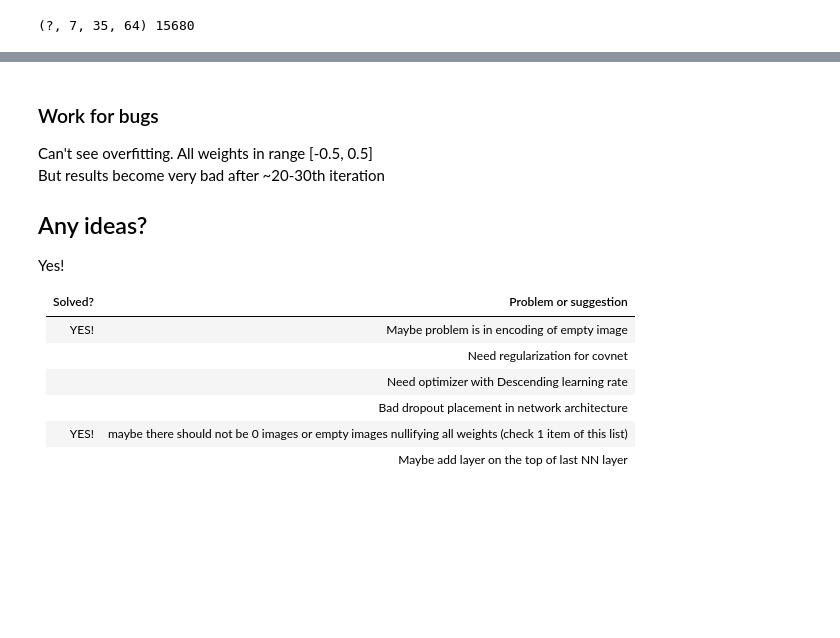
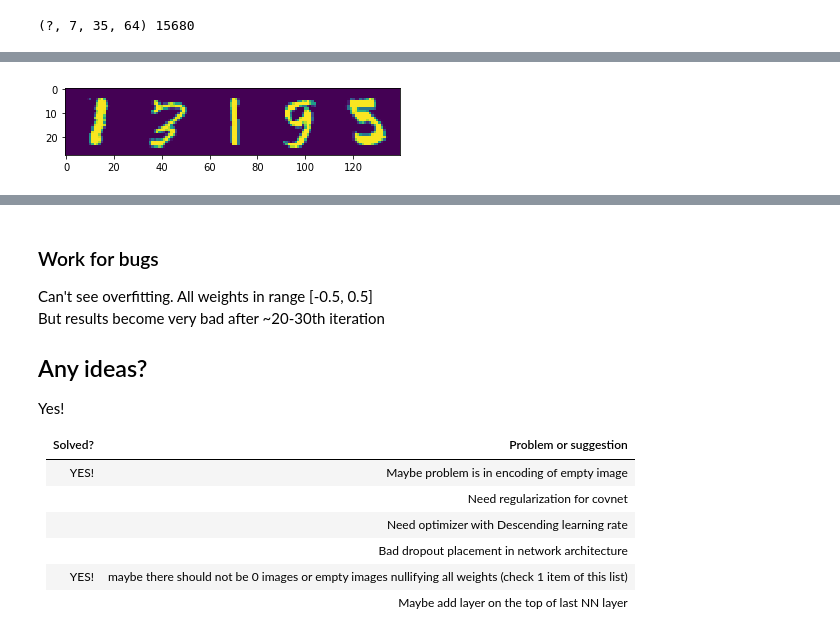
Before and after one commit to LetsPlayNow/Udacity730-SVHM-recognition, a Jupyter notebook: Final Assignment.ipynb, the cells around one changed output, grey strips where cells are left out. Saved outputs shown, nothing was run; the diff lists cells and outputs as text; code cells hidden in the pictures; blank space fills up the shorter version.

```diff
--- a/Final Assignment.ipynb
+++ b/Final Assignment.ipynb
@@ -376,3 +455,4 @@ def max_pool2x2(x):
 # %%
 digits_per_image = 5
 num_classes = 11
+num_classifiers = digits_per_image
@@ -486,14 +519,23 @@ with graph.as_default():
 # %% [output]
 (?, 7, 35, 64) 15680
 # %%
-num_steps = 500
+num_steps = 2000
 bg = BatchGenerator(digits_per_image)
 batch_size = 64
 training_approach = "use summary loss"
 validation_size = 300 # todo choose it right
+test_size = 300
+print_size = 10
 
 with tf.Session(graph=graph) as session:
     session.run(tf.global_variables_initializer())
+
+    # Arrays to train all in one session
+    train_steps = [c.train_step for c in top_classifiers]
+    losses = [c.loss for c in digits_classifiers]
+    accuracies = [c.accuracy for c in digits_classifiers]
+    tensors_to_run = None
+
     for i in range(num_steps):
         images, labels, empties_counts = bg.next(batch_size)
         feed_dict = {
@@ -505,18 +547,16 @@ with tf.Session(graph=graph) as session:
 
         # Training
         if training_approach == "use summary loss":
-            session.run([summary_train_step], feed_dict=feed_dict)
-        else:
-            for j in range(digits_per_image):
-                session.run([digits_classifiers[j].train(image_embeds, ys[j])], feed_dict = feed_dict)
-            session.run([digits_count_classifier.train(image_embeds, y_cnt)], feed_dict = feed_dict)
+            session.run(summary_train_step, feed_dict=feed_dict)
+        elif training_approach == "train separately":
+            session.run(train_steps, feed_dict=feed_dict)
 
         if i % 10 == 0:
             print(f'step {i}')
 
         # Validation
-        if i % 50 == 0:
-            images, labels, empties_counts = bg.next(validation_size)
+        if i % 1000 == 0:
+            images, labels, empties_counts = bg.next(validation_size, aim='validation')
             feed_dict = {
                 x: images,
                 ys: labels,
@@ -524,15 +564,60 @@ with tf.Session(graph=graph) as session:
                 keep_prob: 1.0
             }
 
-            l = session.run([average_loss], feed_dict = feed_dict)
-            print(f"Average loss: {l}")
+            if tensors_to_run is None:
+                tensors_to_run = [losses, accuracies, count_classifier.loss, average_loss]
 
-            for j in range(classifiers_count):
-                l = session.run(losses[j], feed_dict = feed_dict)
-                accuracy = session.run([digits_classifiers[j].accuracy(image_embeds, ys[j])], feed_dict = feed_dict)
-                print(f"{j}th classifier: [accuracy: {accuracy}, loss: {l}]")
+            cls_l, cls_a, cnt_cls_l, a_l = session.run(tensors_to_run, feed_dict=feed_dict)
+            print(f"Average loss {a_l}")
+            for j in range(num_classifiers):
+                print(f"{j}th digit classifier: [accuracy: {cls_a[j]}, loss: {cls_l[j]}]")
+            print(f"Count classifier loss: {cnt_cls_l}")
 
-            l = session.run([digits_count_classifier.loss(image_embeds, y_cnt)], feed_dict = feed_dict)
-            print(f"Digits count classifier loss: {l}")
+    # we can also continue session later
+    # https://stackoverflow.com/questions/41037650/how-to-restore-session-in-tensorflow
+    # https://www.tensorflow.org/versions/r0.12/api_docs/python/client/session_management
+    # test
+    print(f'Test for {test_size} images')
+    images, labels, digits_count = bg.next(test_size, aim='test')
+    feed_dict = {
+        x: images,
+        ys: labels,
+        y_cnt: digits_count,
+        keep_prob: 1.0
+    }
+
+    # Accuracy
+    if tensors_to_run is None:
+        tensors_to_run = [losses, accuracies, count_classifier.loss, average_loss]
+
+    cls_l, cls_a, cnt_cls_l, a_l = session.run(tensors_to_run, feed_dict=feed_dict)
+    print(f"Average loss {a_l}")
+    for j in range(num_classifiers):
+        print(f"{j}th digit classifier: [accuracy: {cls_a[j]}, loss: {cls_l[j]}]")
+    print(f"Count classifier loss: {cnt_cls_l}")
+
+    # Actual predictions
+    print("Some samples")
+    predictions = [c.predictions for c in top_classifiers]
+    for i in range(print_size):
+        plt.imshow(images[i].squeeze())
+        plt.show()
+        c_ps = session.run(predictions, feed_dict=feed_dict)
+        predicted_digits = c_ps[:digits_per_image]
+        number = ''
+        for j in range(num_classifiers):
+            digit = predicted_digits[j][i]
+            if digit != num_classes-1: # 'no digit' encoded as max digit
+                number += str(digit)
+
+        predicted_length = c_ps[-1]
+        print('Predicted {} length of {}'.format(number, predicted_length[i]))
+
+    # Save trained model
+    saver = tf.train.Saver()
+    saver.save(session, "/tmp/model.ckpt")
+
+    # We can restore them later. Just read
+    # https://www.tensorflow.org/programmers_guide/saved_model
 # %% [output]
 step 0
@@ -554,0 +640 @@ step 490
+[figure, added]
```
Also changed, not shown: parts of 12 cells of this notebook.
